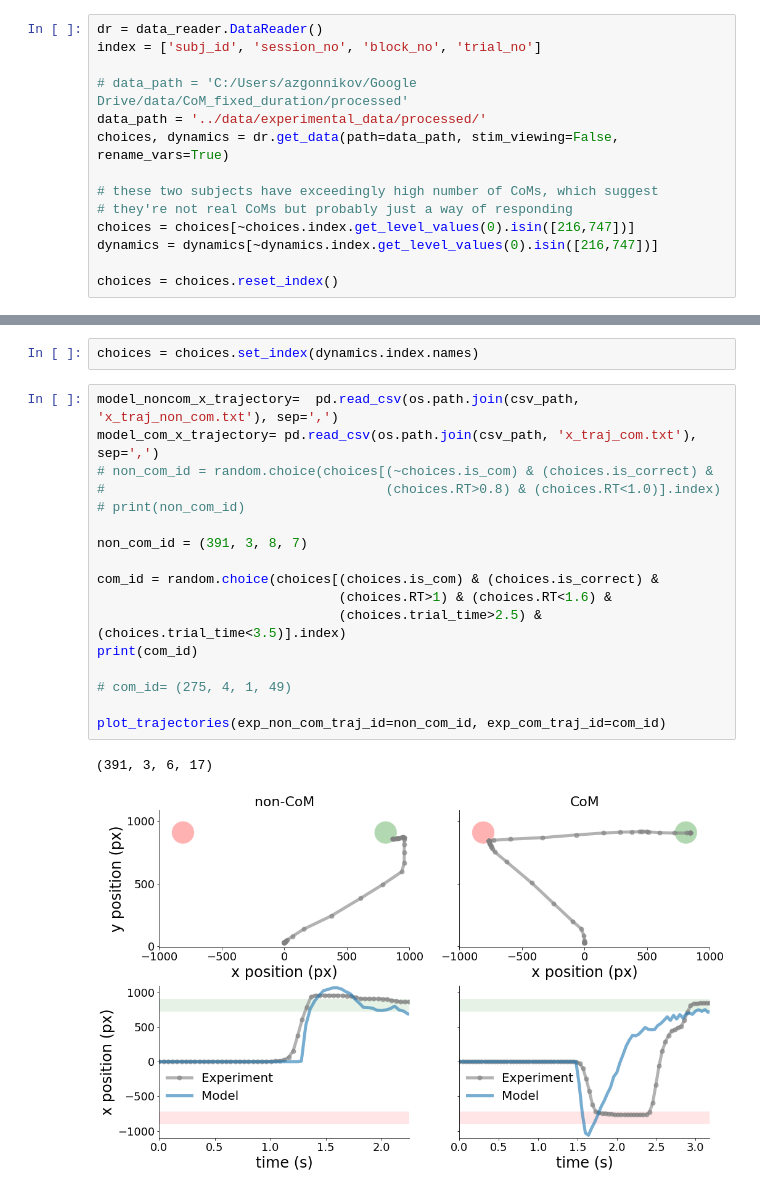
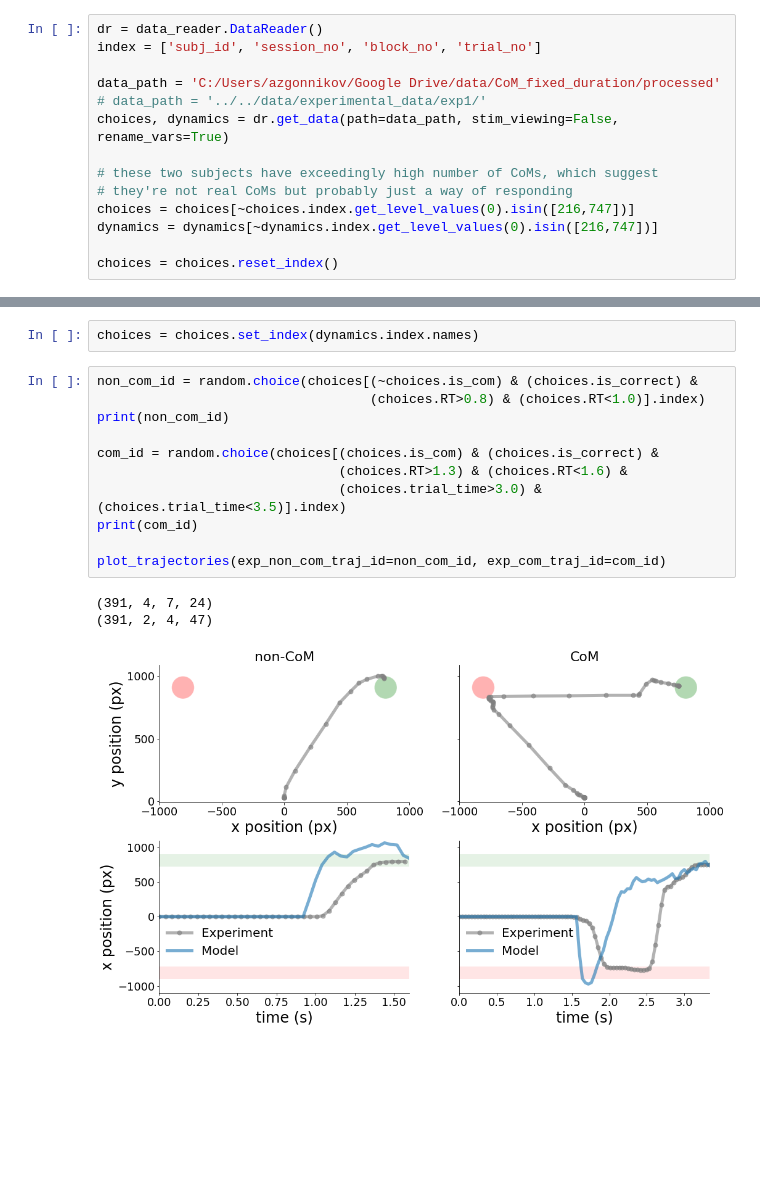
Before and after one commit to nidstigator/com_fixed_duration, a Jupyter notebook: analysis/model_exp_sidebyside.ipynb, the cells around one changed output, grey strips where cells are left out. Saved outputs shown, nothing was run; the diff lists cells and outputs as text; blank space fills up the shorter version.

Commit message:
Revert "update modelling scripts, initial results"
This reverts commit 194542958fef24af0b6a19ef4b0aade8a1bb9264.

```diff
--- a/analysis/model_exp_sidebyside.ipynb
+++ b/analysis/model_exp_sidebyside.ipynb
@@ -45,8 +45,8 @@ save_path= '../output/figures'
 dr = data_reader.DataReader()
 index = ['subj_id', 'session_no', 'block_no', 'trial_no']
 
-# data_path = 'C:/Users/azgonnikov/Google Drive/data/CoM_fixed_duration/processed'
-data_path = '../data/experimental_data/processed/'
+data_path = 'C:/Users/azgonnikov/Google Drive/data/CoM_fixed_duration/processed'
+# data_path = '../../data/experimental_data/exp1/'
 choices, dynamics = dr.get_data(path=data_path, stim_viewing=False, rename_vars=True)
 
 # these two subjects have exceedingly high number of CoMs, which suggest
@@ -566,22 +566,17 @@ plt.savefig(os.path.join(save_path, 'trajectories.png') , bbox_inches='tight')
 # %%
 choices = choices.set_index(dynamics.index.names)
 # %%
-model_noncom_x_trajectory=  pd.read_csv(os.path.join(csv_path, 'x_traj_non_com.txt'), sep=',')
-model_com_x_trajectory= pd.read_csv(os.path.join(csv_path, 'x_traj_com.txt'), sep=',')
-# non_com_id = random.choice(choices[(~choices.is_com) & (choices.is_correct) &
-#                                    (choices.RT>0.8) & (choices.RT<1.0)].index)
-# print(non_com_id)
-
-non_com_id = (391, 3, 8, 7)
+non_com_id = random.choice(choices[(~choices.is_com) & (choices.is_correct) &
+                                   (choices.RT>0.8) & (choices.RT<1.0)].index)
+print(non_com_id)
 
 com_id = random.choice(choices[(choices.is_com) & (choices.is_correct) &
-                               (choices.RT>1) & (choices.RT<1.6) &
-                               (choices.trial_time>2.5) & (choices.trial_time<3.5)].index)
+                               (choices.RT>1.3) & (choices.RT<1.6) &
+                               (choices.trial_time>3.0) & (choices.trial_time<3.5)].index)
 print(com_id)
 
-# com_id= (275, 4, 1, 49)
-
 plot_trajectories(exp_non_com_traj_id=non_com_id, exp_com_traj_id=com_id)
 # %% [output]
-(391, 3, 6, 17)
+(391, 4, 7, 24)
+(391, 2, 4, 47)
-[figure, old version]
+[figure, new version]
```
Also changed, not shown: parts of 4 cells of this notebook, 24 other files.
